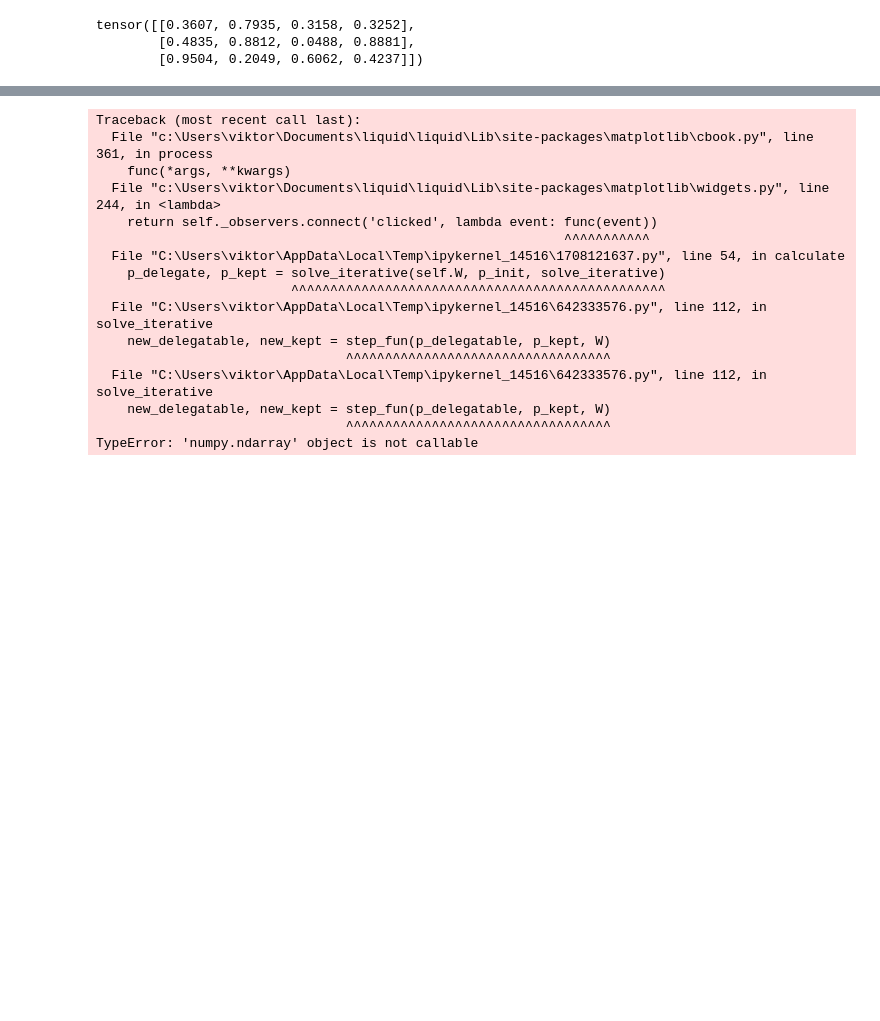
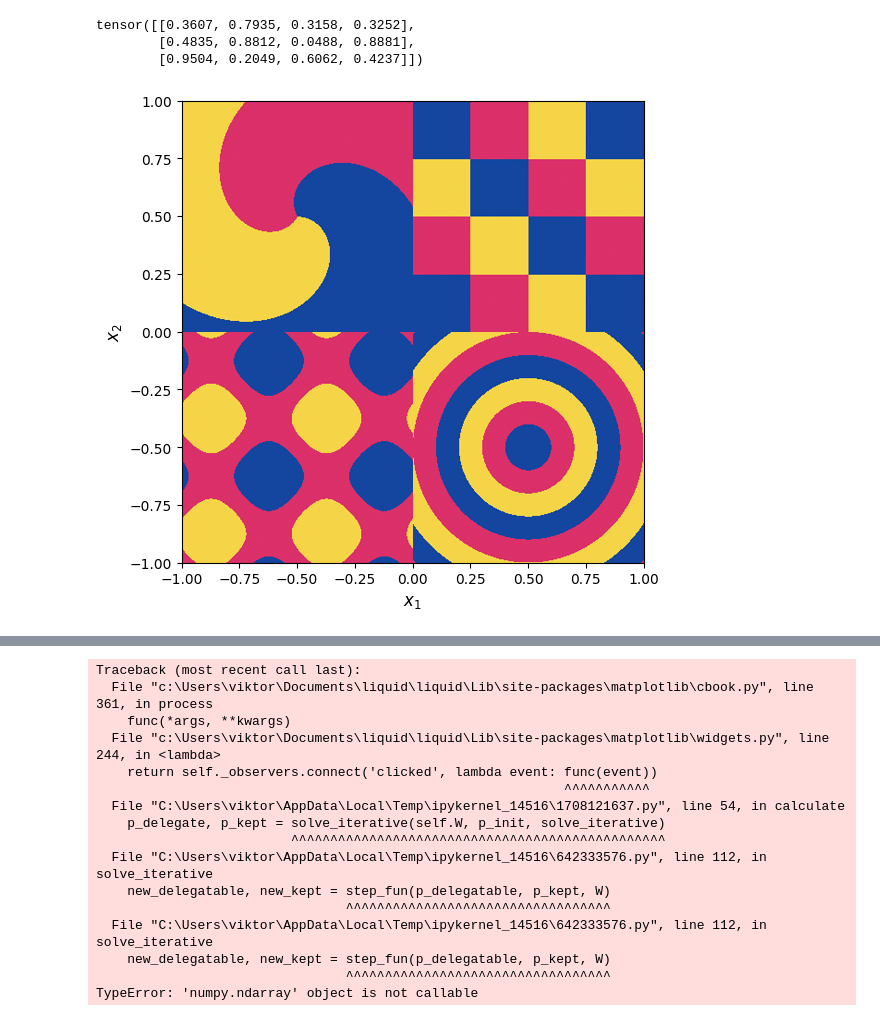
Before and after one commit to viktorvesely/liquid, a Jupyter notebook: explore.ipynb, the cells around one changed output, grey strips where cells are left out. Drawn from its saved outputs; the diff is of its cells as text; code cells hidden in the pictures; blank space fills up the shorter version.

Commit message:
Synthetic task addition, model analysis notebook

```diff
--- a/explore.ipynb
+++ b/explore.ipynb
@@ -383,3 +383,95 @@ tensor([[0.3607, 0.7935, 0.3158, 0.3252],
         [0.9504, 0.2049, 0.6062, 0.4237]])
 # %%
 %matplotlib qt
+# %%
+import numpy as np
+import matplotlib.pyplot as plt
+from matplotlib.colors import ListedColormap
+
+# Set resolution of the grid
+N = 500
+x = np.linspace(-1, 1, N)
+y = np.linspace(-1, 1, N)
+xx, yy = np.meshgrid(x, y)
+
+# Prepare an array to hold the class labels
+Z = np.zeros_like(xx, dtype=int)
+
+# Define quadrant masks
+mask_ul = (xx < 0) & (yy > 0)   # Upper Left: x < 0, y > 0
+mask_ur = (xx >= 0) & (yy > 0)  # Upper Right: x >= 0, y > 0
+mask_ll = (xx < 0) & (yy <= 0)  # Lower Left: x < 0, y <= 0
+mask_lr = (xx >= 0) & (yy <= 0) # Lower Right: x >= 0, y <= 0
+
+# ------------------------
+# Upper Left: Spiral Pattern
+# ------------------------
+# For this quadrant, use the center (-0.5, 0.5)
+dx = xx[mask_ul] + 0.5
+dy = yy[mask_ul] - 0.5
+r = np.sqrt(dx**2 + dy**2)
+theta = np.arctan2(dy, dx)
+# Add a twist proportional to the radius to create a spiral effect
+total_angle = np.mod(theta + 4 * r, 2 * np.pi)
+# Divide the circle into three equal segments
+classes_ul = np.floor(total_angle / (2 * np.pi / 3)).astype(int)
+Z[mask_ul] = classes_ul
+
+# ------------------------
+# Upper Right: Grid (Squares) Pattern
+# ------------------------
+# Here, the quadrant spans x in [0,1] and y in [0,1]
+dx = xx[mask_ur]
+dy = yy[mask_ur]
+# Clip to avoid potential index overflow at the boundary
+dx_clipped = np.clip(dx, 0, 0.9999)
+dy_clipped = np.clip(dy, 0, 0.9999)
+# Divide the quadrant into a 4x4 grid and assign class based on grid indices
+i = np.floor(dx_clipped * 4).astype(int)
+j = np.floor(dy_clipped * 4).astype(int)
+classes_ur = (i + j) % 3
+Z[mask_ur] = classes_ur
+
+# ------------------------
+# Lower Left: Sinusoidal Wave Pattern
+# ------------------------
+# Use local coordinates with center (-0.5, -0.5)
+dx = xx[mask_ll] + 0.5
+dy = yy[mask_ll] + 0.5
+# Combine two sine waves
+f = np.sin(4 * np.pi * dx) + np.sin(4 * np.pi * dy)
+# Map the combined sine value (which lies between -2 and 2) into 3 classes
+classes_ll = np.zeros_like(f, dtype=int)
+classes_ll[f < -0.67] = 0
+classes_ll[(f >= -0.67) & (f < 0.67)] = 1
+classes_ll[f >= 0.67] = 2
+Z[mask_ll] = classes_ll
+
+# ------------------------
+# Lower Right: Concentric Circles Pattern
+# ------------------------
+# Center at (0.5, -0.5)
+dx = xx[mask_lr] - 0.5
+dy = yy[mask_lr] + 0.5
+r = np.sqrt(dx**2 + dy**2)
+# Multiply the radius to set the frequency of the rings,
+# then assign classes using floor and modulo 3 to cycle through classes.
+classes_lr = (np.floor(r * 10).astype(int)) % 3
+Z[mask_lr] = classes_lr
+
+# ------------------------
+# Plotting the Classification Map
+# ------------------------
+# Define a colormap: class 0->red, class 1->green, class 2->blue
+cmap = ListedColormap(['#1446A0', '#DB3069', '#F5D547'])
+
+plt.figure(figsize=(6, 6))
+# Use imshow with a smooth interpolation so the colors fill the entire region
+plt.imshow(Z, extent=[-1, 1, -1, 1], origin='lower', cmap=cmap, interpolation='spline16')
+plt.xlabel("$x_1$", fontsize=12)
+plt.ylabel("$x_2$", fontsize=12)
+# plt.colorbar(ticks=[0, 1, 2], label='Class')
+plt.savefig("./figures/synthetic.pdf")
+plt.show()
+# %% [output]
+[figure, added]
```
Also changed, not shown: parts of 3 cells of this notebook, 11 other files.
